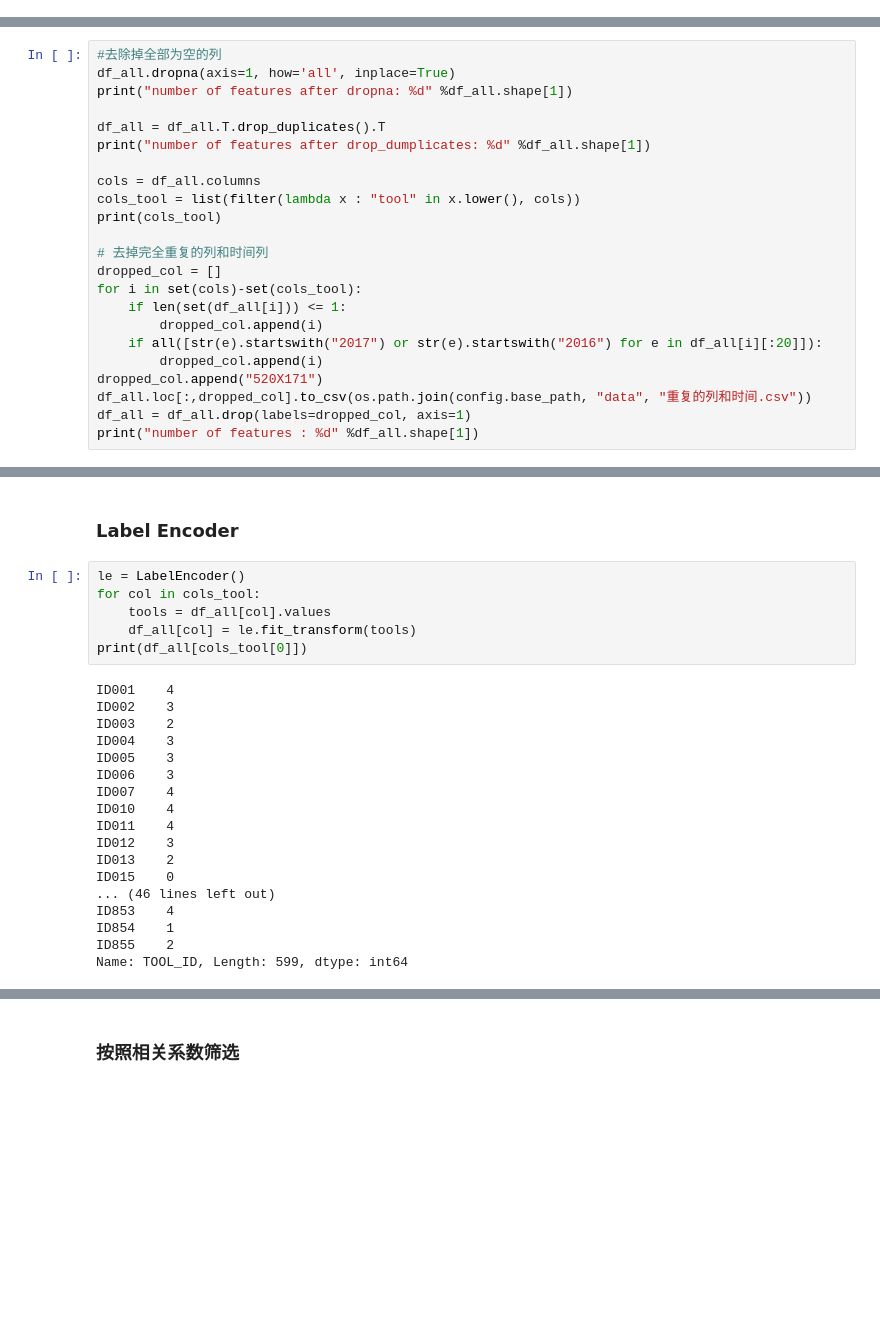
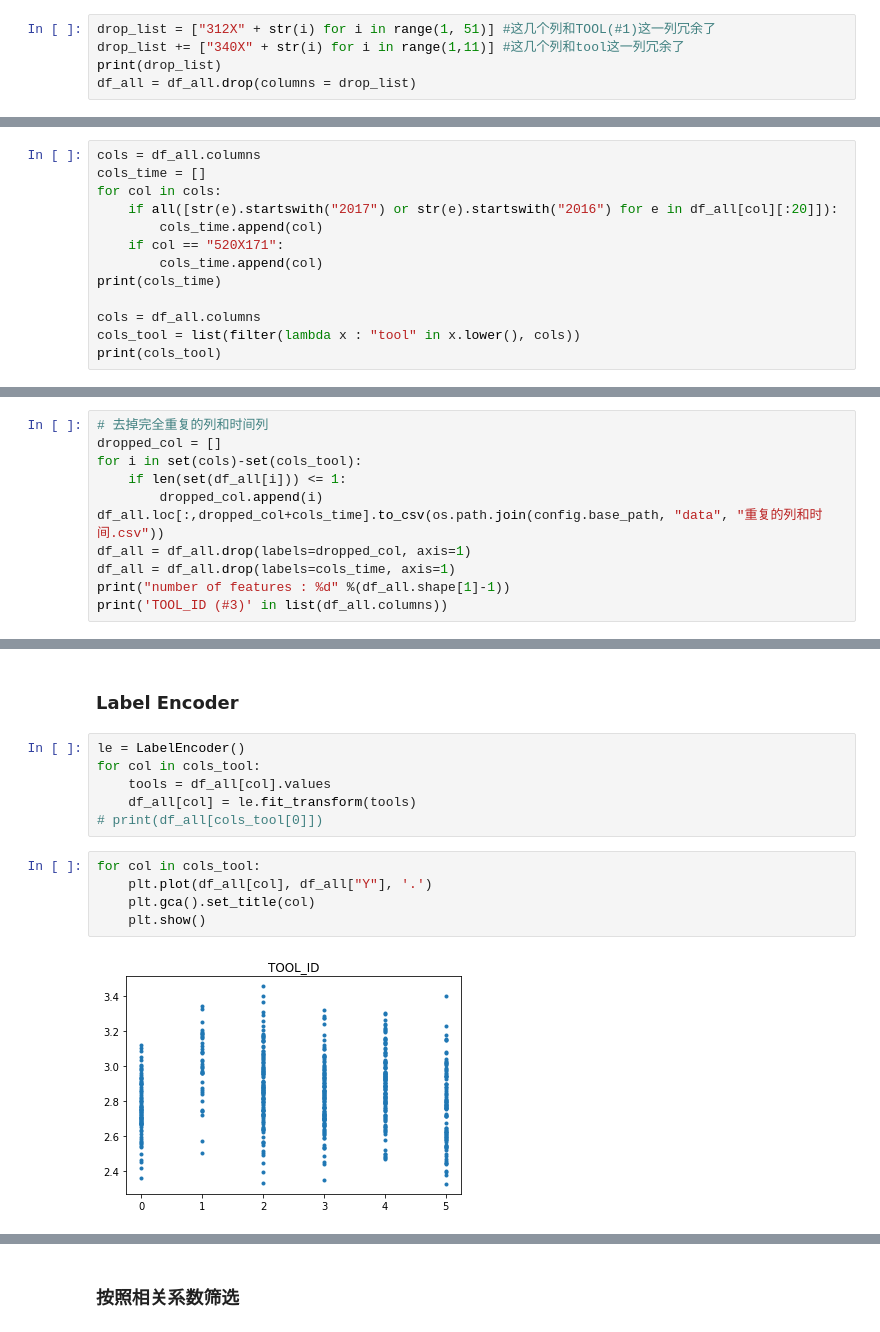
Before and after one commit to DroidhenZJU/IM-contest, a Jupyter notebook: pre_process.ipynb, the cells around one changed output, grey strips where cells are left out. Cells and saved outputs as stored; diff of their text form; blank space fills up the shorter version.

```diff
--- a/pre_process.ipynb
+++ b/pre_process.ipynb
@@ -39,0 +62,5 @@ number of all samples : 599
+# %%
+drop_list = ["312X" + str(i) for i in range(1, 51)] #这几个列和TOOL(#1)这一列冗余了
+drop_list += ["340X" + str(i) for i in range(1,11)] #这几个列和tool这一列冗余了
+print(drop_list)
+df_all = df_all.drop(columns = drop_list)
@@ -39,0 +71,13 @@ number of all samples : 599
+# %%
+cols = df_all.columns
+cols_time = []
+for col in cols:
+    if all([str(e).startswith("2017") or str(e).startswith("2016") for e in df_all[col][:20]]):
+        cols_time.append(col)
+    if col == "520X171":
+        cols_time.append(col)
+print(cols_time)
+
+cols = df_all.columns
+cols_tool = list(filter(lambda x : "tool" in x.lower(), cols))
+print(cols_tool)
@@ -40,24 +128,12 @@ number of all samples : 599
 # %%
-#去除掉全部为空的列
-df_all.dropna(axis=1, how='all', inplace=True)
-print("number of features after dropna: %d" %df_all.shape[1])
-
-df_all = df_all.T.drop_duplicates().T
-print("number of features after drop_dumplicates: %d" %df_all.shape[1])
-
-cols = df_all.columns
-cols_tool = list(filter(lambda x : "tool" in x.lower(), cols))
-print(cols_tool)
-
 # 去掉完全重复的列和时间列
 dropped_col = []
 for i in set(cols)-set(cols_tool):
     if len(set(df_all[i])) <= 1:
         dropped_col.append(i)
-    if all([str(e).startswith("2017") or str(e).startswith("2016") for e in df_all[i][:20]]):
-        dropped_col.append(i)
-dropped_col.append("520X171")
-df_all.loc[:,dropped_col].to_csv(os.path.join(config.base_path, "data", "重复的列和时间.csv"))
+df_all.loc[:,dropped_col+cols_time].to_csv(os.path.join(config.base_path, "data", "重复的列和时间.csv"))
 df_all = df_all.drop(labels=dropped_col, axis=1)
-print("number of features : %d" %df_all.shape[1])
+df_all = df_all.drop(labels=cols_time, axis=1)
+print("number of features : %d" %(df_all.shape[1]-1))
+print('TOOL_ID (#3)' in list(df_all.columns))
 # %% [output]
@@ -86,22 +146,11 @@ le = LabelEncoder()
 for col in cols_tool:
     tools = df_all[col].values
     df_all[col] = le.fit_transform(tools)
-print(df_all[cols_tool[0]])
+# print(df_all[cols_tool[0]])
-# %% [output]
-ID001    4
-ID002    3
-ID003    2
-ID004    3
-ID005    3
-ID006    3
-ID007    4
-ID010    4
-ID011    4
-ID012    3
-ID013    2
-ID015    0
-... (46 lines left out)
-ID853    4
-ID854    1
-ID855    2
-Name: TOOL_ID, Length: 599, dtype: int64
+# %%
+for col in cols_tool:
+    plt.plot(df_all[col], df_all["Y"], '.')
+    plt.gca().set_title(col)
+    plt.show()
+# %% [output]
+[figure, added]
```
Also changed, not shown: parts of 25 cells of this notebook, 4 other files.
